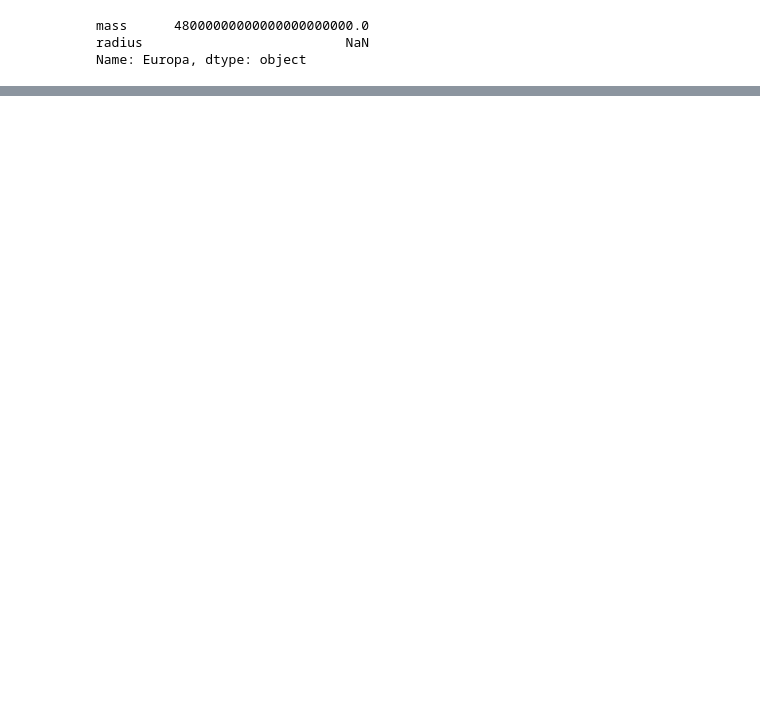
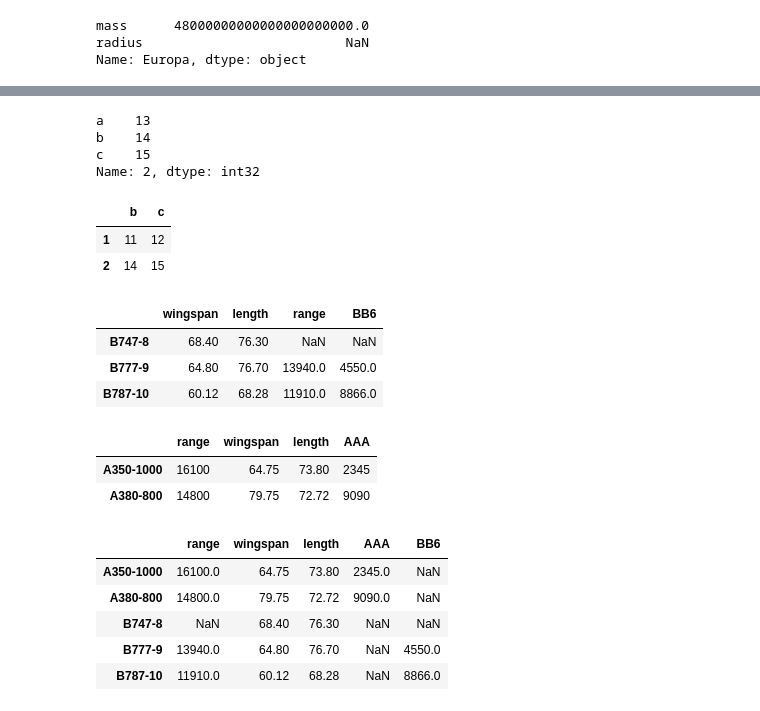
Before and after one commit to rabobahago/python_projects, a Jupyter notebook: scientific_programming_with_python/pandas/dataframe.ipynb, the cells around one changed output, grey strips where cells are left out. Saved outputs shown, nothing was run; the diff lists cells and outputs as text; code cells hidden in the pictures; blank space fills up the shorter version.

```diff
--- a/scientific_programming_with_python/pandas/dataframe.ipynb
+++ b/scientific_programming_with_python/pandas/dataframe.ipynb
@@ -92,0 +195,13 @@ Name: Europa, dtype: object
+# %%
+df_nums.iloc[1]
+# %% [output]
+a    13
+b    14
+c    15
+Name: 2, dtype: int32
+# %%
+df_nums.iloc[0:2, 1:]
+# %% [output]
+|  | b | c |
+| 1 | 11 | 12 |
+| 2 | 14 | 15 |
@@ -92,0 +214,27 @@ Name: Europa, dtype: object
+# %%
+df_boeings = pd.DataFrame({'wingspan':boeing_wingspan, 'length': boeing_length, 'range': boeing_range })
+df_boeings['BB6'] = [np.nan, 4550, 8866]
+df_boeings
+# %% [output]
+|  | wingspan | length | range | BB6 |
+| B747-8 | 68.40 | 76.30 | NaN | NaN |
+| B777-9 | 64.80 | 76.70 | 13940.0 | 4550.0 |
+| B787-10 | 60.12 | 68.28 | 11910.0 | 8866.0 |
+# %%
+
+df_airbus = pd.DataFrame({'range': {'A350-1000': 16100, 'A380-800': 14800}, 'wingspan': {'A350-1000': 64.75, 'A380-800': 79.75},'length': {'A350-1000': 73.8, 'A380-800': 72.72} })
+df_airbus['AAA'] = [2345, 9090]
+df_airbus
+# %% [output]
+|  | range | wingspan | length | AAA |
+| A350-1000 | 16100 | 64.75 | 73.80 | 2345 |
+| A380-800 | 14800 | 79.75 | 72.72 | 9090 |
+# %%
+pd.concat((df_airbus, df_boeings))
+# %% [output]
+|  | range | wingspan | length | AAA | BB6 |
+| A350-1000 | 16100.0 | 64.75 | 73.80 | 2345.0 | NaN |
+| A380-800 | 14800.0 | 79.75 | 72.72 | 9090.0 | NaN |
+| B747-8 | NaN | 68.40 | 76.30 | NaN | NaN |
+| B777-9 | 13940.0 | 64.80 | 76.70 | NaN | 4550.0 |
+| B787-10 | 11910.0 | 60.12 | 68.28 | NaN | 8866.0 |
```
Also changed, not shown: parts of 32 cells of this notebook, 2 other files.
